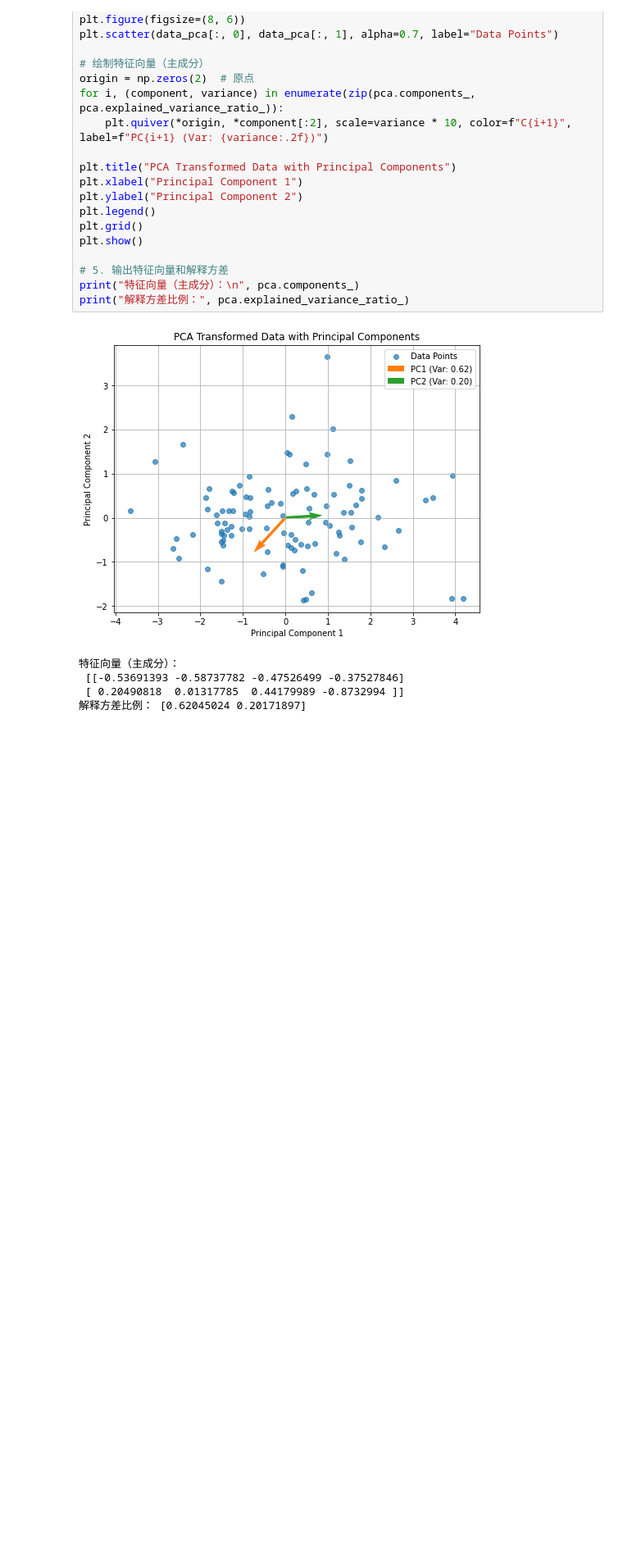
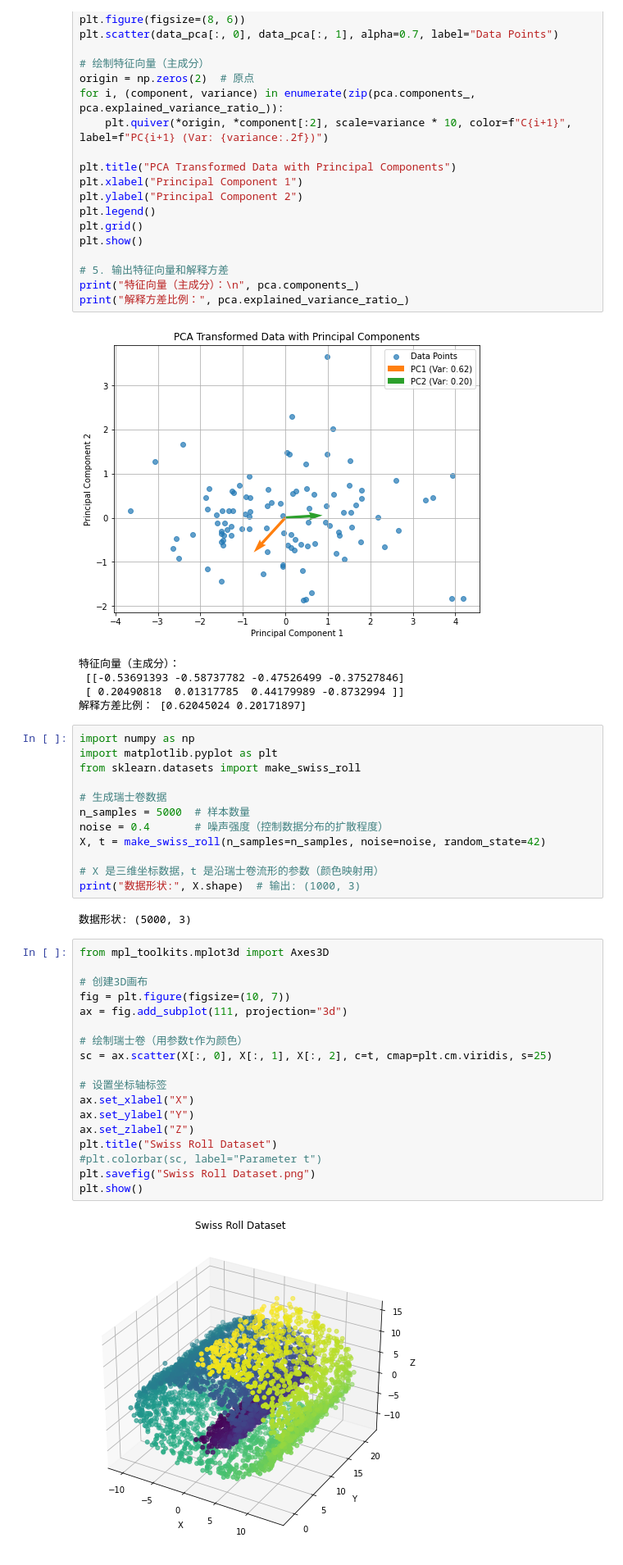
Before and after one commit to Neuvillette-Fontaine/spectrum, a Jupyter notebook: Untitled.ipynb, the cells around one changed output. Shown at 82% size. Saved outputs shown, nothing was run; the diff lists cells and outputs as text; blank space fills up the shorter version.

```diff
--- a/Untitled.ipynb
+++ b/Untitled.ipynb
@@ -412,3 +412,37 @@ print("解释方差比例：", pca.explained_variance_ratio_)
  [[-0.53691393 -0.58737782 -0.47526499 -0.37527846]
  [ 0.20490818  0.01317785  0.44179989 -0.8732994 ]]
 解释方差比例： [0.62045024 0.20171897]
+# %%
+import numpy as np
+import matplotlib.pyplot as plt
+from sklearn.datasets import make_swiss_roll
+
+# 生成瑞士卷数据
+n_samples = 5000  # 样本数量
+noise = 0.4       # 噪声强度（控制数据分布的扩散程度）
+X, t = make_swiss_roll(n_samples=n_samples, noise=noise, random_state=42)
+
+# X 是三维坐标数据，t 是沿瑞士卷流形的参数（颜色映射用）
+print("数据形状:", X.shape)  # 输出: (1000, 3)
+# %% [output]
+数据形状: (5000, 3)
+# %%
+from mpl_toolkits.mplot3d import Axes3D
+
+# 创建3D画布
+fig = plt.figure(figsize=(10, 7))
+ax = fig.add_subplot(111, projection="3d")
+
+# 绘制瑞士卷（用参数t作为颜色）
+sc = ax.scatter(X[:, 0], X[:, 1], X[:, 2], c=t, cmap=plt.cm.viridis, s=25)
+
+# 设置坐标轴标签
+ax.set_xlabel("X")
+ax.set_ylabel("Y")
+ax.set_zlabel("Z")
+plt.title("Swiss Roll Dataset")
+#plt.colorbar(sc, label="Parameter t")
+plt.savefig("Swiss Roll Dataset.png")
+plt.show()
+# %% [output]
+[figure, added]
```
Also changed, not shown: 10 other files.
